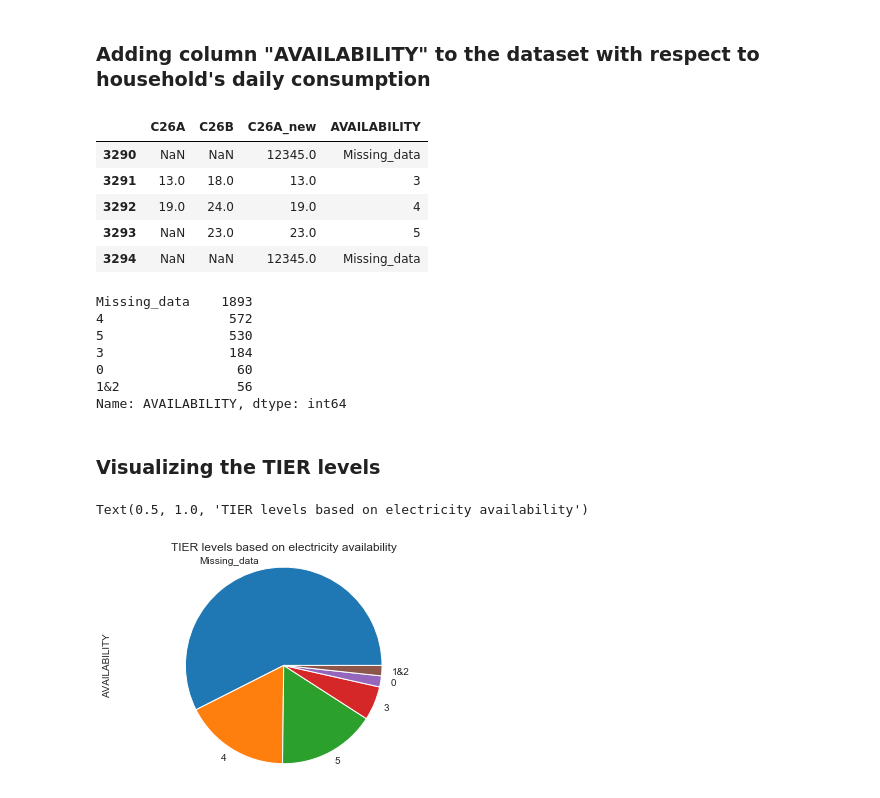
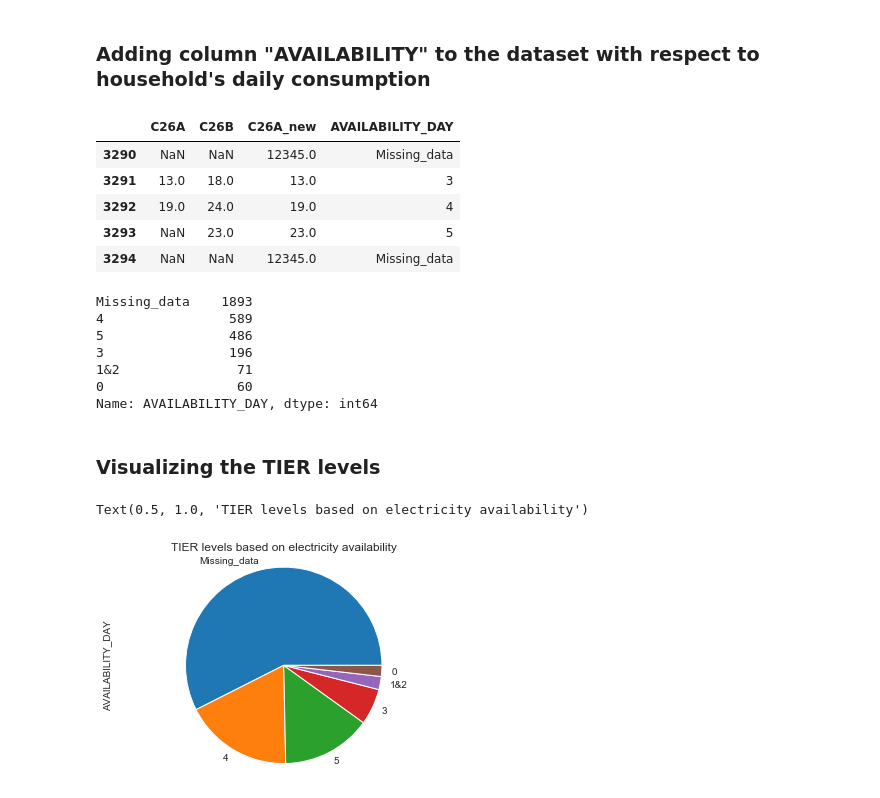
Before and after one commit to HEDERA-PLATFORM/mtf-rwanda-analysis, a Jupyter notebook: Rwanda_MTF.ipynb, the cells around one changed output. Drawn from its saved outputs; the diff is of its cells as text; code cells hidden in the pictures.

```diff
--- a/Rwanda_MTF.ipynb
+++ b/Rwanda_MTF.ipynb
@@ -91,13 +91,13 @@ def conditions(C22):
         return "Missing_data"
     elif C22<3:
         return "0"
-    elif 3<C22<50:
+    elif 3<=C22<50:
         return "1"
-    elif 50<C22<200:
+    elif 50<=C22<200:
         return "2"
-    elif 200<C22<800:
+    elif 200<=C22<800:
         return "3"
-    elif 800<C22<2000:
+    elif 800<=C22<2000:
         return "4"
     else:
         return "5"
@@ -230,7 +263,7 @@ df_av["C26A_new"] = pd.to_numeric(df_av["C26A_new"])
 # %% [markdown]
 ### Adding column "AVAILABILITY" to the dataset with respect to household's daily consumption
 # %%
-# AVAILABILITY
+# AVAILABILITY: Day
 #Note: conditions for TIER 1 and 2 are the same
 
 def conditions(C26A_new):
@@ -238,43 +271,43 @@ def conditions(C26A_new):
         return "Missing_data"
     elif C26A_new<4:
         return "0"
-    elif 4<C26A_new<8:
+    elif 4<=C26A_new<8:
         return "1&2"
-    elif 8<C26A_new<16:
+    elif 8<=C26A_new<16:
         return "3"
-    elif 16<C26A_new<23:
+    elif 16<=C26A_new<23:
         return "4"
     else:
         return "5"
 
 func = np.vectorize(conditions)
 transform = func(df_av.C26A_new)
-df_av["AVAILABILITY"] = transform
+df_av["AVAILABILITY_DAY"] = transform
 # %%
 df_av.tail()
 # %% [output]
-|  | C26A | C26B | C26A_new | AVAILABILITY |
+|  | C26A | C26B | C26A_new | AVAILABILITY_DAY |
 | 3290 | NaN | NaN | 12345.0 | Missing_data |
 | 3291 | 13.0 | 18.0 | 13.0 | 3 |
 | 3292 | 19.0 | 24.0 | 19.0 | 4 |
 | 3293 | NaN | 23.0 | 23.0 | 5 |
 | 3294 | NaN | NaN | 12345.0 | Missing_data |
 # %%
-df_av['AVAILABILITY'].value_counts()
+df_av['AVAILABILITY_DAY'].value_counts()
 # %% [output]
 Missing_data    1893
-4                572
-5                530
-3                184
+4                589
+5                486
+3                196
+1&2               71
 0                 60
-1&2               56
-Name: AVAILABILITY, dtype: int64
+Name: AVAILABILITY_DAY, dtype: int64
 # %% [markdown]
 ### Visualizing the TIER levels
 # %%
-df_av.AVAILABILITY.value_counts().plot(kind='pie')
+df_av.AVAILABILITY_DAY.value_counts().plot(kind='pie')
 plt.axis('equal')
 plt.title('TIER levels based on electricity availability')
 # %% [output]
 Text(0.5, 1.0, 'TIER levels based on electricity availability')
-[figure, old version]
+[figure, new version]
```
Also changed, not shown: parts of 26 cells of this notebook, 1 other file.
